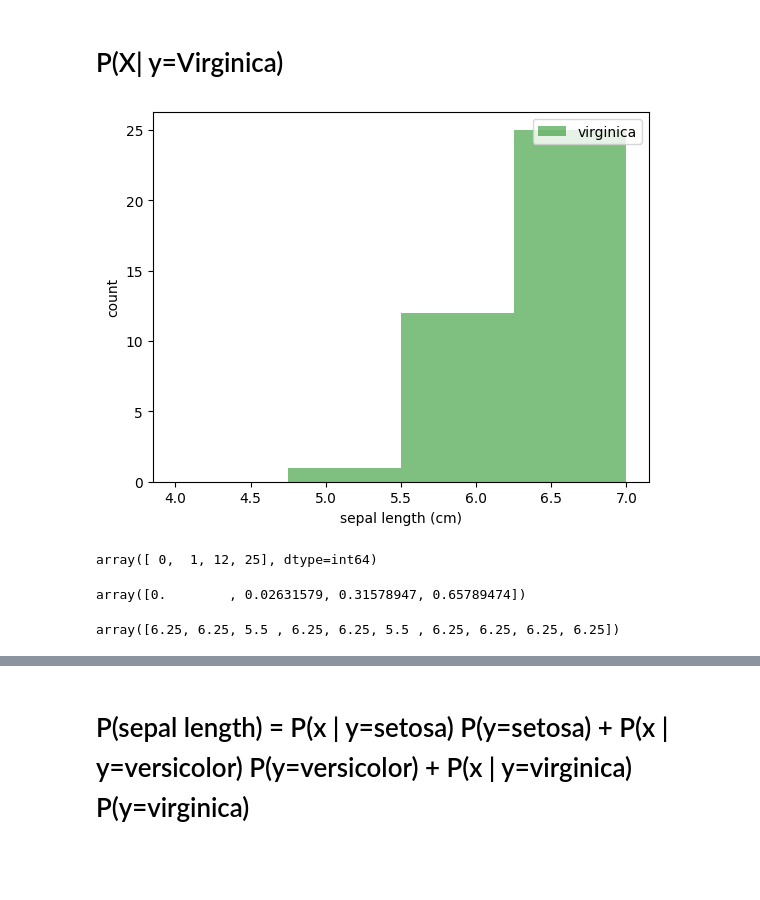
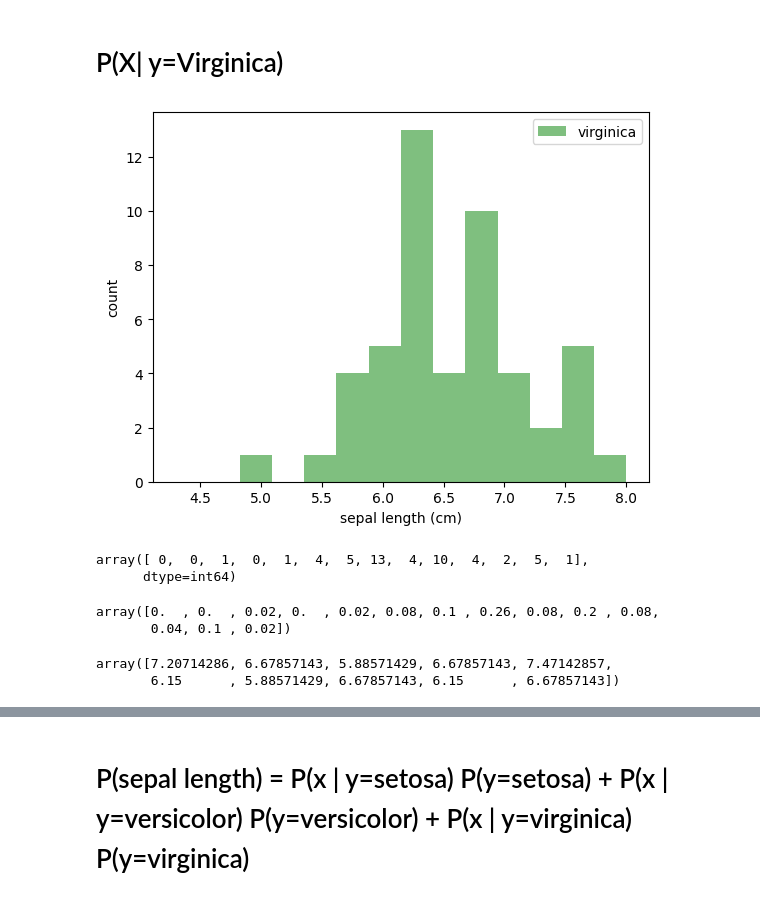
Before and after one commit to MartinSchoenig/IAG, a Jupyter notebook: Oblig/IAG_2_t.ipynb, the cells around one changed output, grey strips where cells are left out. Cells and saved outputs as stored; diff of their text form; code cells hidden in the pictures; blank space fills up the shorter version.

```diff
--- a/Oblig/IAG_2_t.ipynb
+++ b/Oblig/IAG_2_t.ipynb
@@ -228,32 +243,35 @@ for versicolor_valor in versicolor_valores:
 # %%
 x = X[:,0]
 
-bins = np.linspace(4,7,5)
+bins = np.linspace(4.3,8,15)
 
 plt.hist(x[y==2],bins,alpha=0.5, label=iris.target_names[2], color='green')
 
 plt.legend(loc='upper right')
 plt.xlabel('sepal length (cm)')
 plt.ylabel('count')
 plt.show()
 # %% [output]
-[figure, old version]
+[figure, new version]
 # %%
 virginica_lengths = x[y==2]
 virginica_hist = np.histogram(virginica_lengths, bins)[0]
 virginica_hist
 # %% [output]
-array([ 0,  1, 12, 25], dtype=int64)
+array([ 0,  0,  1,  0,  1,  4,  5, 13,  4, 10,  4,  2,  5,  1],
+      dtype=int64)
 # %%
 virginica_proba = virginica_hist / np.sum(virginica_hist)
 virginica_proba
 # %% [output]
-array([0.        , 0.02631579, 0.31578947, 0.65789474])
+array([0.  , 0.  , 0.02, 0.  , 0.02, 0.08, 0.1 , 0.26, 0.08, 0.2 , 0.08,
+       0.04, 0.1 , 0.02])
 # %%
 virginica_valores = np.random.choice(bins[:-1], size=10, p=virginica_proba)
 virginica_valores
 # %% [output]
-array([6.25, 6.25, 5.5 , 6.25, 6.25, 5.5 , 6.25, 6.25, 6.25, 6.25])
+array([7.20714286, 6.67857143, 5.88571429, 6.67857143, 7.47142857,
+       6.15      , 5.88571429, 6.67857143, 6.15      , 6.67857143])
 # %%
 for virginica_valor in virginica_valores:
     low, high = get_low_high(bins, virginica_valor)
```
Also changed, not shown: parts of 32 cells of this notebook.
